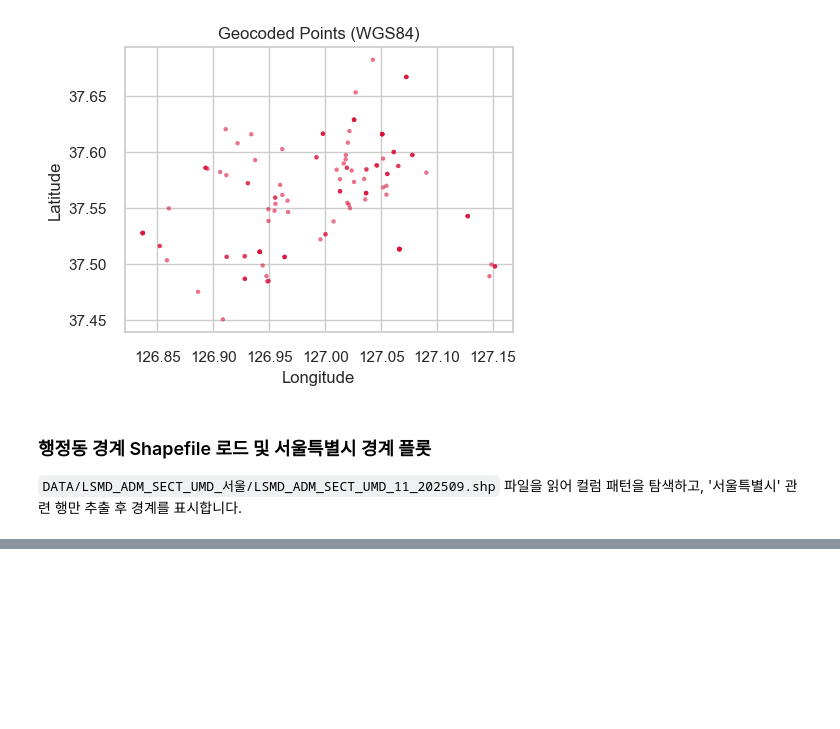
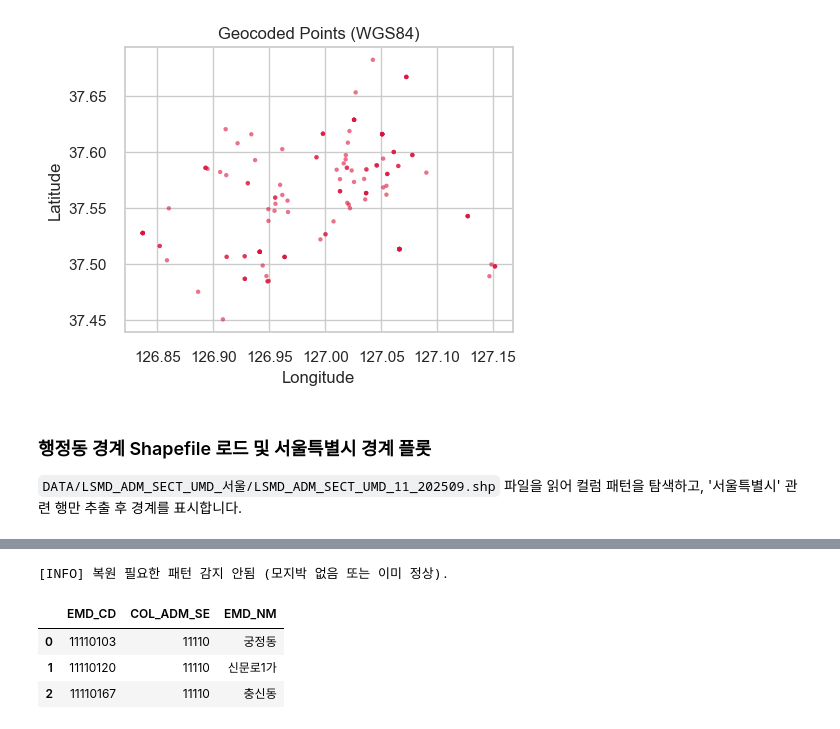
Before and after one commit to Cho-Woojin/Urban-Refurbishing-Project_DATA-SET, a Jupyter notebook: notebooks/geocoded_points_visualization.ipynb, the cells around one changed output, grey strips where cells are left out. Cells and saved outputs as stored; diff of their text form; code cells hidden in the pictures; blank space fills up the shorter version.

```diff
--- a/notebooks/geocoded_points_visualization.ipynb
+++ b/notebooks/geocoded_points_visualization.ipynb
@@ -163,0 +60,77 @@ else:
+# %%
+import geopandas as gpd
+import math, re
+
+if 'gdf_ok' not in globals() or gdf_ok is None:
+    print('[WARN] gdf_ok 없음: 앞 셀 실행 필요')
+else:
+    def korean_ratio(text: str) -> float:
+        if not text:
+            return 0.0
+        total = len(text)
+        if total == 0:
+            return 0.0
+        count = sum(1 for ch in text if '\uac00' <= ch <= '\ud7a3')
+        return count / total
+
+    def try_repair(val: str):
+        # 이미 한글이 충분하면 그대로
+        if korean_ratio(val) > 0.3:
+            return val, 'original'
+        # 후보 체인: (latin1 bytes) -> decode(cp949/euc-kr/utf-8,ignore)
+        candidates = []
+        try:
+            raw_bytes = val.encode('latin1', errors='ignore')  # mojibake 역추정
+            for codec in ['cp949','euc-kr','utf-8']:
+                try:
+                    decoded = raw_bytes.decode(codec, errors='ignore')
+                    candidates.append((decoded, codec, korean_ratio(decoded)))
+                except Exception:
+                    pass
+        except Exception:
+            return val, 'fail'
+        if not candidates:
+            return val, 'no-candidate'
+        # 한글 비율 최댓값 선택 (동률시 길이 긴 것)
+        candidates.sort(key=lambda x: (x[2], len(x[0])), reverse=True)
+        best, codec, ratio = candidates[0]
+        if ratio <= korean_ratio(val):
+            return val, 'no-improve'
+        return best, f'repaired:{codec}'
+
+    object_cols = [c for c in gdf_ok.columns if gdf_ok[c].dtype == object]
+    report = []
+    for col in object_cols:
+        sample_vals = gdf_ok[col].astype(str).head(50)
+        need_flag = False
+        for sv in sample_vals:
+            if korean_ratio(sv) < 0.15 and re.search(r'[ÃÂ¤¬¯¼½¾¿]', sv):  # 흔한 깨짐 패턴 문자
+                need_flag = True
+                break
+        if not need_flag:
+            continue
+        print(f'[INFO] 컬럼 {col} 복원 시도...')
+        new_series = []
+        repaired_count = 0
+        for sv in gdf_ok[col].astype(str):
+            repaired, tag = try_repair(sv)
+            if tag.startswith('repaired'):
+                repaired_count += 1
+            new_series.append(repaired)
+        gdf_ok[col] = new_series
+        report.append((col, repaired_count))
+    if not report:
+        print('[INFO] 복원 필요한 패턴 감지 안됨 (모지박 없음 또는 이미 정상).')
+    else:
+        print('[SUMMARY] 복원 시도 결과:')
+        for col, cnt in report:
+            print(f' - {col}: {cnt}개 항목 교정')
+    # 교정 후 샘플 미리보기
+    preview_cols = object_cols[:6]
+    display(gdf_ok[preview_cols].head(3))
+# %% [output]
+[INFO] 복원 필요한 패턴 감지 안됨 (모지박 없음 또는 이미 정상).
+|  | EMD_CD | COL_ADM_SE | EMD_NM |
+| 0 | 11110103 | 11110 | 궁정동 |
+| 1 | 11110120 | 11110 | 신문로1가 |
+| 2 | 11110167 | 11110 | 충신동 |
```
Also changed, not shown: parts of 3 cells of this notebook.
